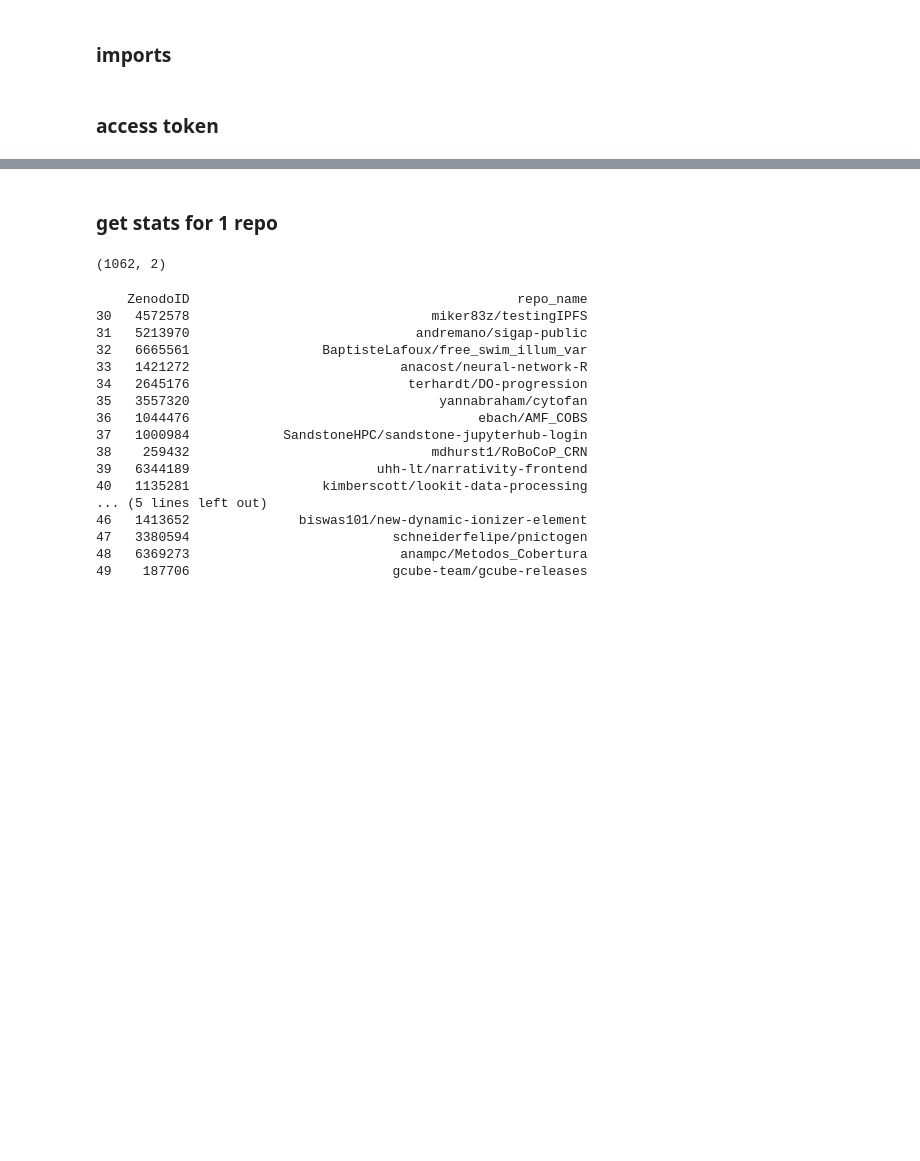
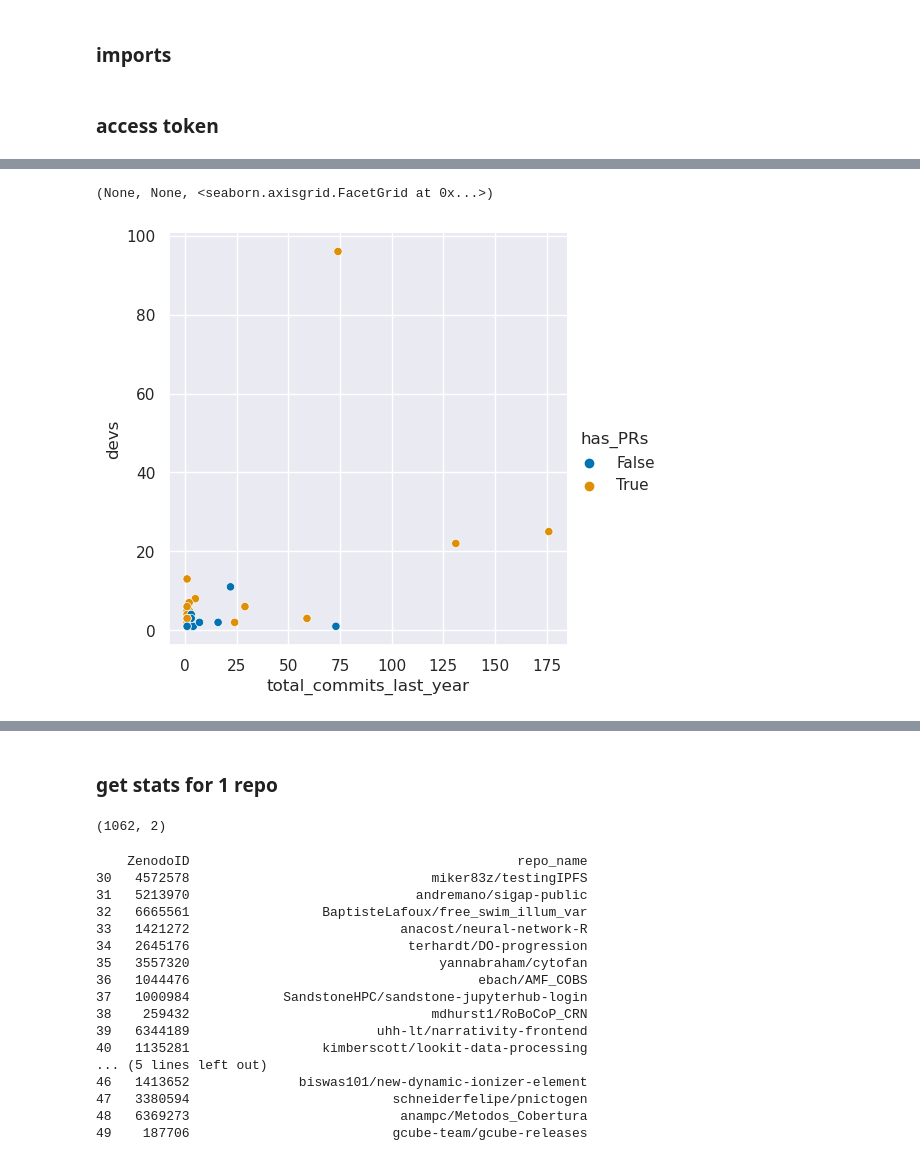
Before and after one commit to FlicAnderson/RSE-personas, a Jupyter notebook: githubanalysis/notebooks/Dev_Assignment.ipynb, the cells around one changed output, grey strips where cells are left out. Cells and saved outputs as stored; diff of their text form; code cells hidden in the pictures; blank space fills up the shorter version.

```diff
--- a/githubanalysis/notebooks/Dev_Assignment.ipynb
+++ b/githubanalysis/notebooks/Dev_Assignment.ipynb
@@ -38,0 +150,3 @@ headers = {f"Authorization: Bearer {gh_token}"}
+# %%
+active_repos = total_stats_200s[total_stats_200s['total_commits_last_year'] >= 1]
+print(active_repos)
@@ -38,0 +171,14 @@ headers = {f"Authorization: Bearer {gh_token}"}
+# %%
+# plot setup
+(sns.set_theme(),
+ sns.set_palette('colorblind'),
+ #plt.subplots(figsize=(8,8)),
+ sns.relplot(
+     data=active_repos, x='total_commits_last_year', y='devs', hue='has_PRs'
+ ),
+ #plt.xscale('log'),
+ #plt.yscale('log')
+)
+# %% [output]
+(None, None, <seaborn.axisgrid.FacetGrid at 0x...>)
+[figure, added]
```
Also changed, not shown: parts of 15 cells of this notebook.
